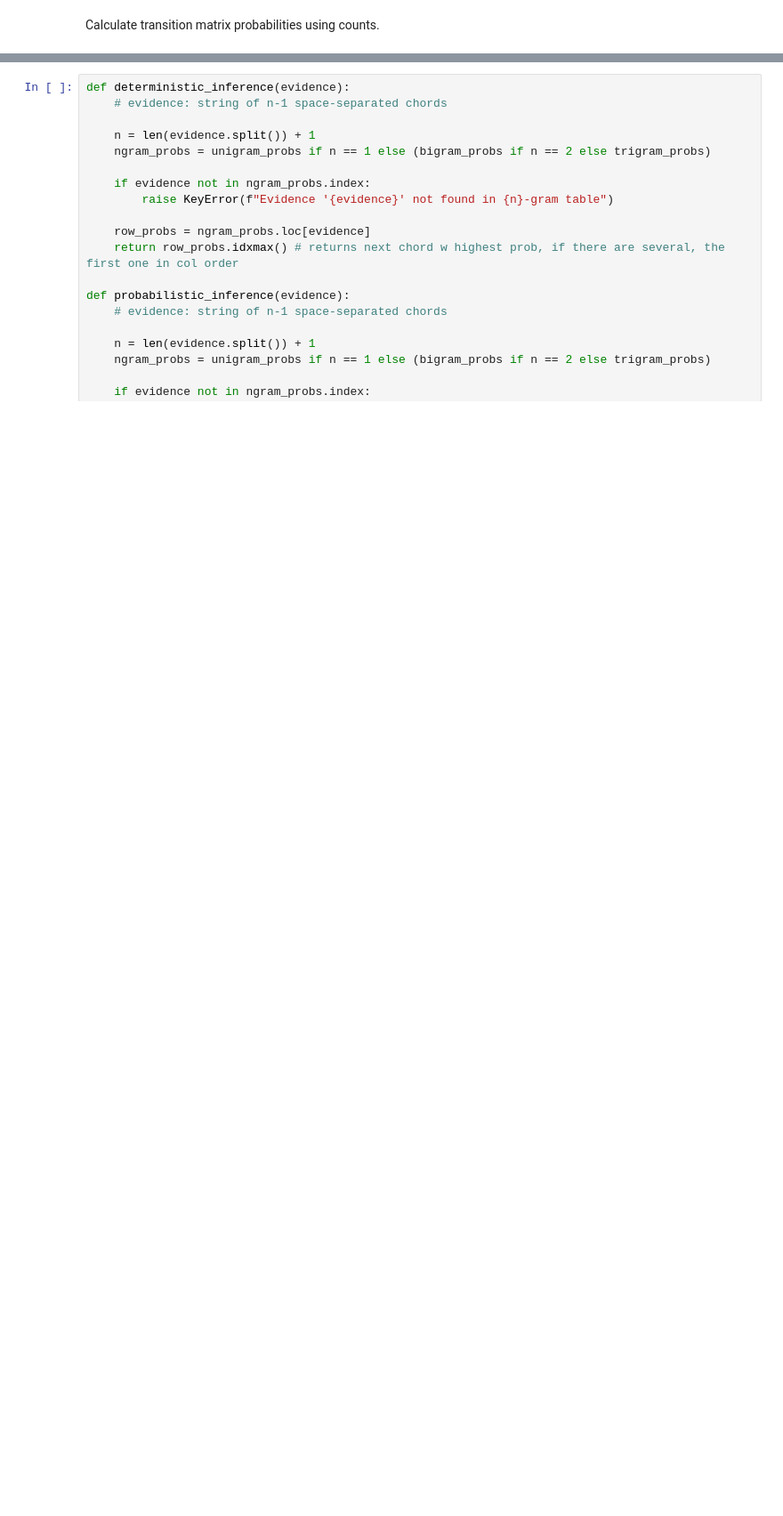
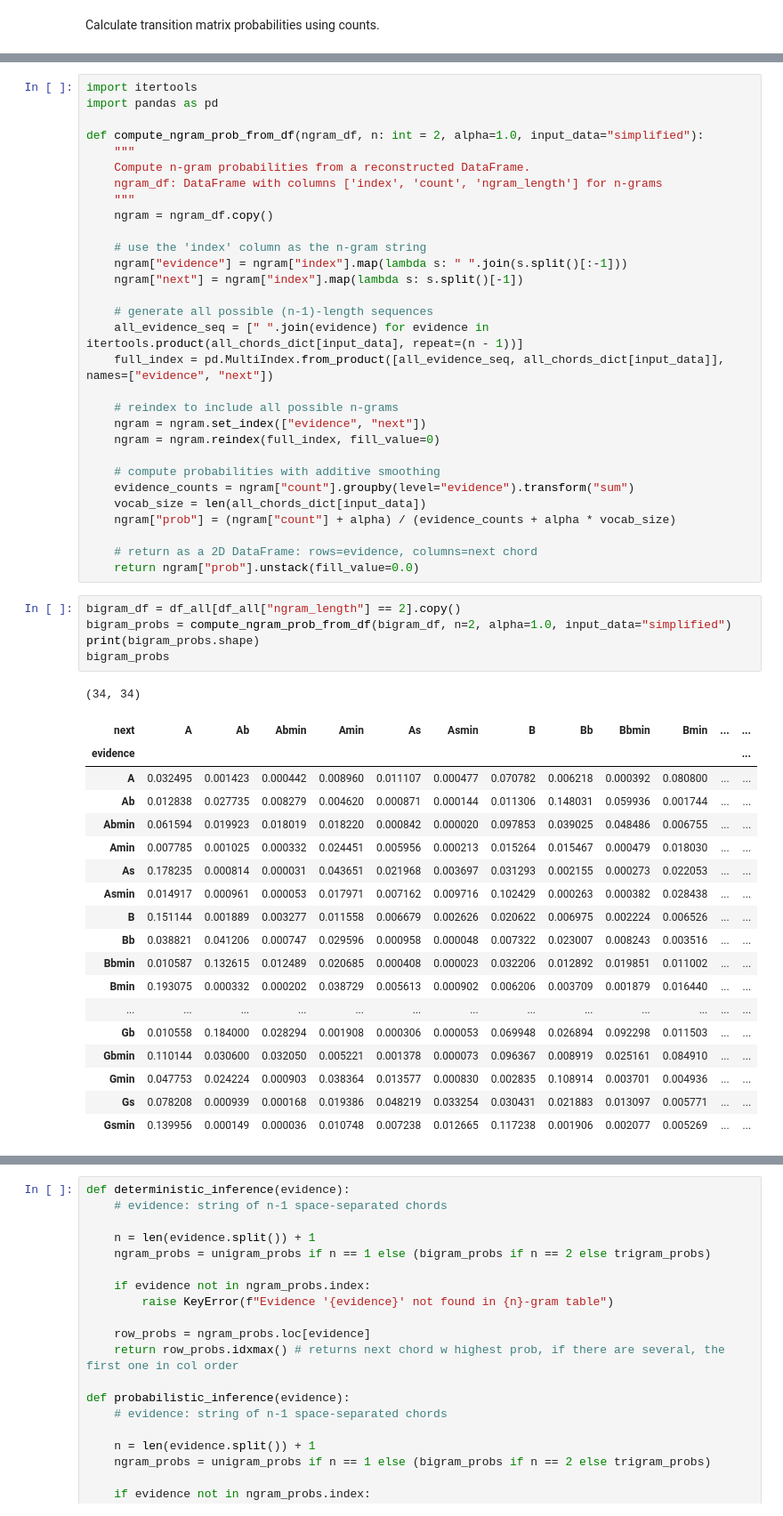
Before and after one commit to christinaxu10/dj-markov, a Jupyter notebook: chords.ipynb, the cells around one changed output, grey strips where cells are left out. Shown at 89% size. Cells and saved outputs as stored; diff of their text form; blank space fills up the shorter version.

```diff
--- a/chords.ipynb
+++ b/chords.ipynb
@@ -335,0 +362,55 @@ See the caveats in the documentation: https://pandas.pydata.org/pandas-docs/stab
+# %%
+import itertools
+import pandas as pd
+
+def compute_ngram_prob_from_df(ngram_df, n: int = 2, alpha=1.0, input_data="simplified"):
+    """
+    Compute n-gram probabilities from a reconstructed DataFrame.
+    ngram_df: DataFrame with columns ['index', 'count', 'ngram_length'] for n-grams
+    """
+    ngram = ngram_df.copy()
+
+    # use the 'index' column as the n-gram string
+    ngram["evidence"] = ngram["index"].map(lambda s: " ".join(s.split()[:-1]))
+    ngram["next"] = ngram["index"].map(lambda s: s.split()[-1])
+
+    # generate all possible (n-1)-length sequences
+    all_evidence_seq = [" ".join(evidence) for evidence in itertools.product(all_chords_dict[input_data], repeat=(n - 1))]
+    full_index = pd.MultiIndex.from_product([all_evidence_seq, all_chords_dict[input_data]], names=["evidence", "next"])
+
+    # reindex to include all possible n-grams
+    ngram = ngram.set_index(["evidence", "next"])
+    ngram = ngram.reindex(full_index, fill_value=0)
+
+    # compute probabilities with additive smoothing
+    evidence_counts = ngram["count"].groupby(level="evidence").transform("sum")
+    vocab_size = len(all_chords_dict[input_data])
+    ngram["prob"] = (ngram["count"] + alpha) / (evidence_counts + alpha * vocab_size)
+
+    # return as a 2D DataFrame: rows=evidence, columns=next chord
+    return ngram["prob"].unstack(fill_value=0.0)
+# %%
+bigram_df = df_all[df_all["ngram_length"] == 2].copy()
+bigram_probs = compute_ngram_prob_from_df(bigram_df, n=2, alpha=1.0, input_data="simplified")
+print(bigram_probs.shape)
+bigram_probs
+# %% [output]
+(34, 34)
+| next | A | Ab | Abmin | Amin | As | Asmin | B | Bb | Bbmin | Bmin | ... | ... |
+| evidence |  |  |  |  |  |  |  |  |  |  |  | ... |
+| A | 0.032495 | 0.001423 | 0.000442 | 0.008960 | 0.011107 | 0.000477 | 0.070782 | 0.006218 | 0.000392 | 0.080800 | ... | ... |
+| Ab | 0.012838 | 0.027735 | 0.008279 | 0.004620 | 0.000871 | 0.000144 | 0.011306 | 0.148031 | 0.059936 | 0.001744 | ... | ... |
+| Abmin | 0.061594 | 0.019923 | 0.018019 | 0.018220 | 0.000842 | 0.000020 | 0.097853 | 0.039025 | 0.048486 | 0.006755 | ... | ... |
+| Amin | 0.007785 | 0.001025 | 0.000332 | 0.024451 | 0.005956 | 0.000213 | 0.015264 | 0.015467 | 0.000479 | 0.018030 | ... | ... |
+| As | 0.178235 | 0.000814 | 0.000031 | 0.043651 | 0.021968 | 0.003697 | 0.031293 | 0.002155 | 0.000273 | 0.022053 | ... | ... |
+| Asmin | 0.014917 | 0.000961 | 0.000053 | 0.017971 | 0.007162 | 0.009716 | 0.102429 | 0.000263 | 0.000382 | 0.028438 | ... | ... |
+| B | 0.151144 | 0.001889 | 0.003277 | 0.011558 | 0.006679 | 0.002626 | 0.020622 | 0.006975 | 0.002224 | 0.006526 | ... | ... |
+| Bb | 0.038821 | 0.041206 | 0.000747 | 0.029596 | 0.000958 | 0.000048 | 0.007322 | 0.023007 | 0.008243 | 0.003516 | ... | ... |
+| Bbmin | 0.010587 | 0.132615 | 0.012489 | 0.020685 | 0.000408 | 0.000023 | 0.032206 | 0.012892 | 0.019851 | 0.011002 | ... | ... |
+| Bmin | 0.193075 | 0.000332 | 0.000202 | 0.038729 | 0.005613 | 0.000902 | 0.006206 | 0.003709 | 0.001879 | 0.016440 | ... | ... |
+| ... | ... | ... | ... | ... | ... | ... | ... | ... | ... | ... | ... | ... |
+| Gb | 0.010558 | 0.184000 | 0.028294 | 0.001908 | 0.000306 | 0.000053 | 0.069948 | 0.026894 | 0.092298 | 0.011503 | ... | ... |
+| Gbmin | 0.110144 | 0.030600 | 0.032050 | 0.005221 | 0.001378 | 0.000073 | 0.096367 | 0.008919 | 0.025161 | 0.084910 | ... | ... |
+| Gmin | 0.047753 | 0.024224 | 0.000903 | 0.038364 | 0.013577 | 0.000830 | 0.002835 | 0.108914 | 0.003701 | 0.004936 | ... | ... |
+| Gs | 0.078208 | 0.000939 | 0.000168 | 0.019386 | 0.048219 | 0.033254 | 0.030431 | 0.021883 | 0.013097 | 0.005771 | ... | ... |
+| Gsmin | 0.139956 | 0.000149 | 0.000036 | 0.010748 | 0.007238 | 0.012665 | 0.117238 | 0.001906 | 0.002077 | 0.005269 | ... | ... |
```
Also changed, not shown: parts of 44 cells of this notebook, 2 other files.
